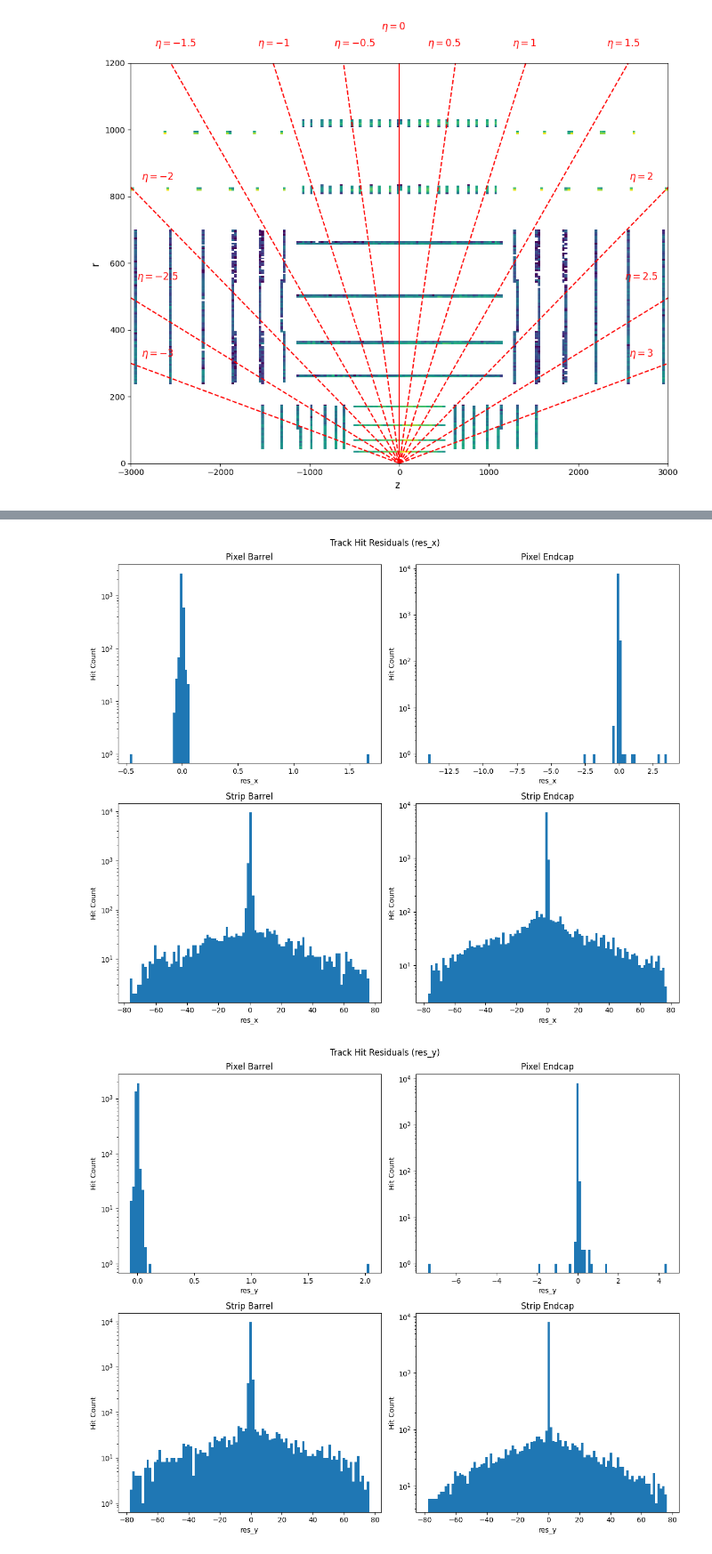
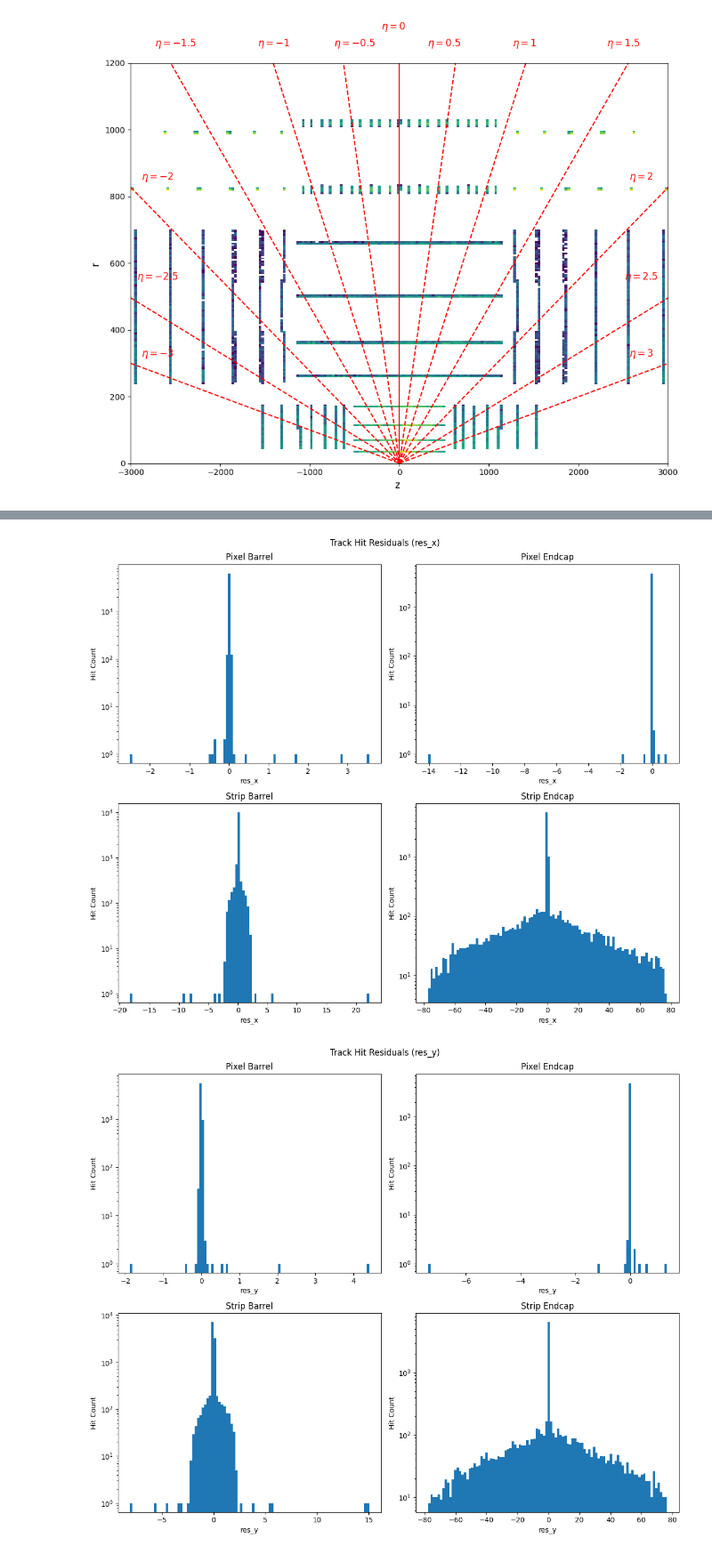
Before and after one commit to FinnbarWilson/Project_HEP, a Jupyter notebook: Code/Issue#2.ipynb, the cells around one changed output, grey strips where cells are left out. Shown: that part at 89% size. Cells and saved outputs as stored; diff of their text form; code cells hidden in the pictures.

```diff
--- a/Code/Issue#2.ipynb
+++ b/Code/Issue#2.ipynb
@@ -125,7 +125,7 @@ for n in range(10):
 
     # Finding the radius from the center of detector:
     # Note: Using x,y,z from the *origin* (0,0,0).
-    tracker_hits['r'] = np.sqrt(tracker_hits['x']**2 + tracker_hits['y']**2)
+    tracker_hits['r'] = np.sqrt(tracker_hits['x']**2 + tracker_hits['y']**2 + tracker_hits['z']**2)
     # Ordering data with respect to the radius so that straight lines are plotted
     tracker_hits = tracker_hits.sort_values(by=['particle_id', 'r'])
 
@@ -223,8 +317,13 @@ tracker_hits['res_x'] = tracker_hits['true_x'] - tracker_hits['x']
 tracker_hits['res_y'] = tracker_hits['true_y'] - tracker_hits['y']
 tracker_hits['res_z'] = tracker_hits['true_z'] - tracker_hits['z']
 
-PIXEL_VOLUMES = [16,17,18]
-STRIP_VOLUMES = [23,24,25,28,29,30]
+PIXEL_VOLUMES = [16, 17, 18]
+STRIP_VOLUMES = [23, 24, 25, 28, 29, 30]
+ENDCAP_VOLUMES = [16, 18, 23, 25, 28, 30]
+BARREL_VOLUMES = [17, 24, 29]
+
+is_endcap = tracker_hits['volume_id'].isin(ENDCAP_VOLUMES)
+is_barrel = tracker_hits['volume_id'].isin(BARREL_VOLUMES)
 
 is_pixel = tracker_hits['volume_id'].isin(PIXEL_VOLUMES)
 is_strip = tracker_hits['volume_id'].isin(STRIP_VOLUMES)
@@ -232,10 +331,10 @@ is_strip = tracker_hits['volume_id'].isin(STRIP_VOLUMES)
 r = np.sqrt(tracker_hits['x']**2 + tracker_hits['y']**2)
 theta = np.arctan2(r, tracker_hits['z'])
 eta = -np.log(np.tan(theta / 2.0))
-
+'''
 ETA_CUT = 1.5
 is_barrel = np.abs(eta) < ETA_CUT
-is_endcap = np.abs(eta) >= ETA_CUT
+is_endcap = np.abs(eta) >= ETA_CUT'''
 
 df_pixel_barrel = tracker_hits[is_pixel & is_barrel]
 df_pixel_endcap = tracker_hits[is_pixel & is_endcap]
@@ -245,32 +344,32 @@ df_strip_endcap = tracker_hits[is_strip & is_endcap]
 for residuals in ['res_x','res_y','res_z']:
     fig, axes = plt.subplots(2, 2, figsize=(12, 10))
     fig.suptitle(f'Track Hit Residuals ({residuals})')
 
     # Top left: Pixel Barrel
     axes[0, 0].hist(df_pixel_barrel[residuals], bins=100, log=True)
     axes[0, 0].set_title('Pixel Barrel')
 
     # Top right: Pixel Endcap
     axes[0, 1].hist(df_pixel_endcap[residuals], bins=100, log=True)
     axes[0, 1].set_title('Pixel Endcap')
 
     # Bottom left: Strip Barrel
     axes[1, 0].hist(df_strip_barrel[residuals], bins=100, log=True)
     axes[1, 0].set_title('Strip Barrel')
 
     # Bottom right: Strip Endcap
     axes[1, 1].hist(df_strip_endcap[residuals], bins=100, log=True)
     axes[1, 1].set_title('Strip Endcap')
 
     # Axis labels
     for ax in axes.flat:
         ax.set_xlabel(residuals)
         ax.set_ylabel('Hit Count')
 
     plt.tight_layout()
     plt.show()
 
 # Repeat for res_y and res_z
 # %% [output]
-[figure, old version]
+[figure, new version]
-[figure, old version]
+[figure, new version]
```
Also changed, not shown: parts of 4 cells of this notebook, 1 other file.
